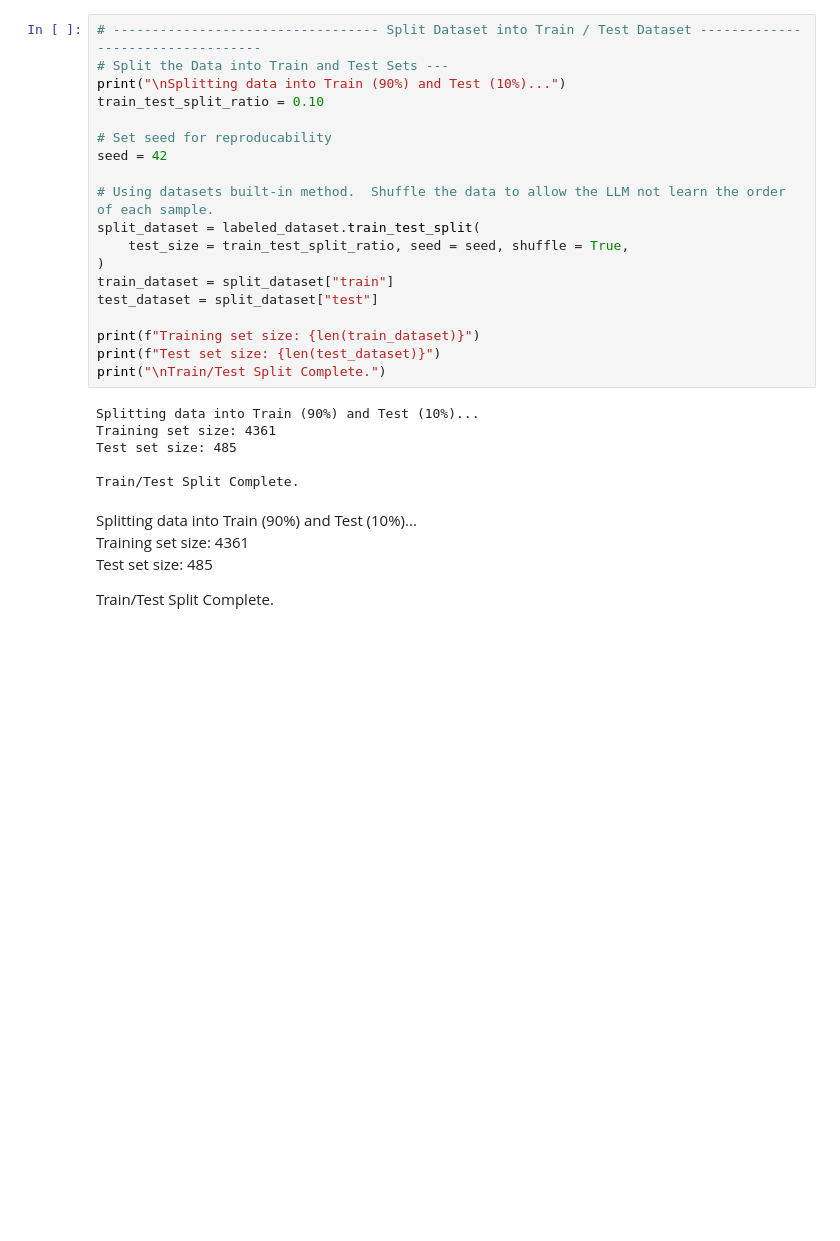
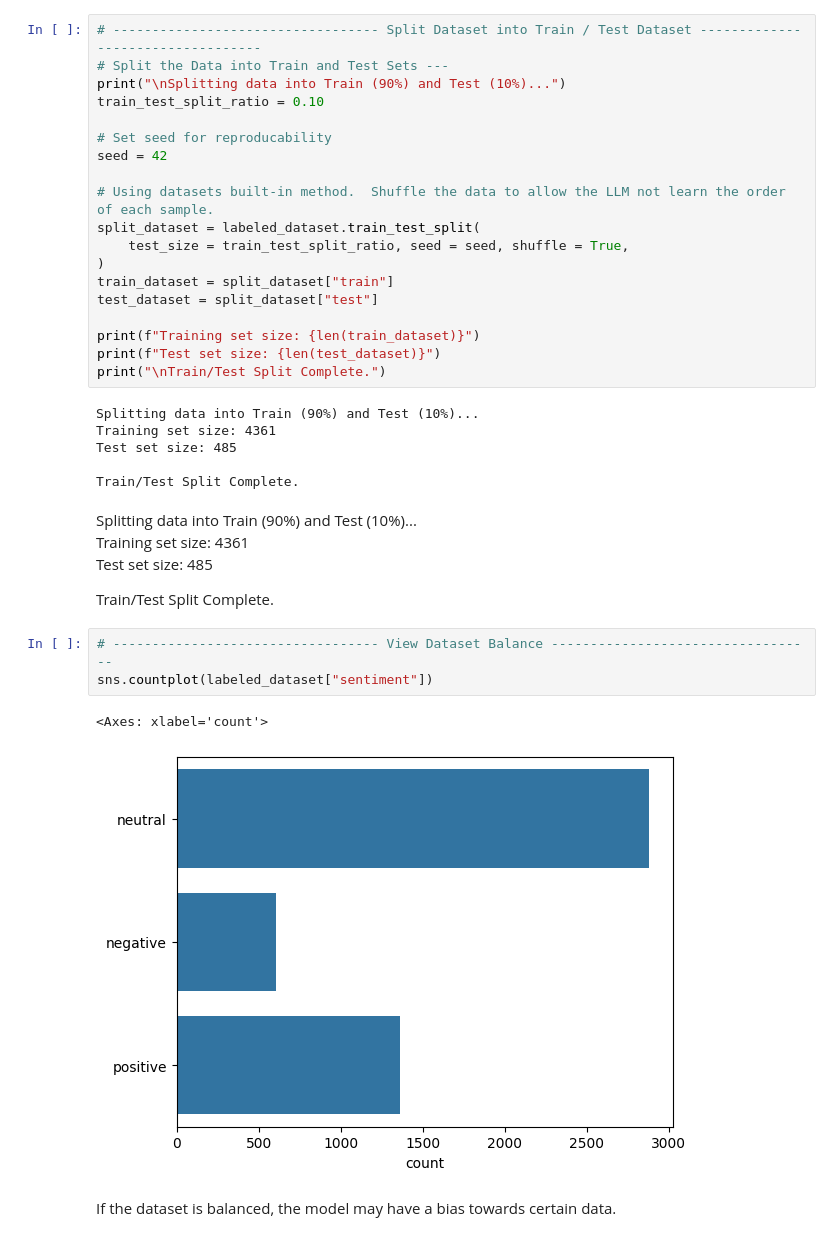
Before and after one commit to david125tran/LLM_Engineering_2, a Jupyter notebook: 12/12.ipynb, the cells around one changed output. Cells and saved outputs as stored; diff of their text form; blank space fills up the shorter version.

```diff
--- a/12/12.ipynb
+++ b/12/12.ipynb
@@ -156,3 +186,11 @@ Training set size: 4361
 Test set size: 485
 
 Train/Test Split Complete.
+# %%
+# ---------------------------------- View Dataset Balance ----------------------------------
+sns.countplot(labeled_dataset["sentiment"])
+# %% [output]
+<Axes: xlabel='count'>
+[figure, added]
+# %% [markdown]
+If the dataset is balanced, the model may have a bias towards certain data.
```
Also changed, not shown: parts of 21 cells of this notebook, 4 other files.
